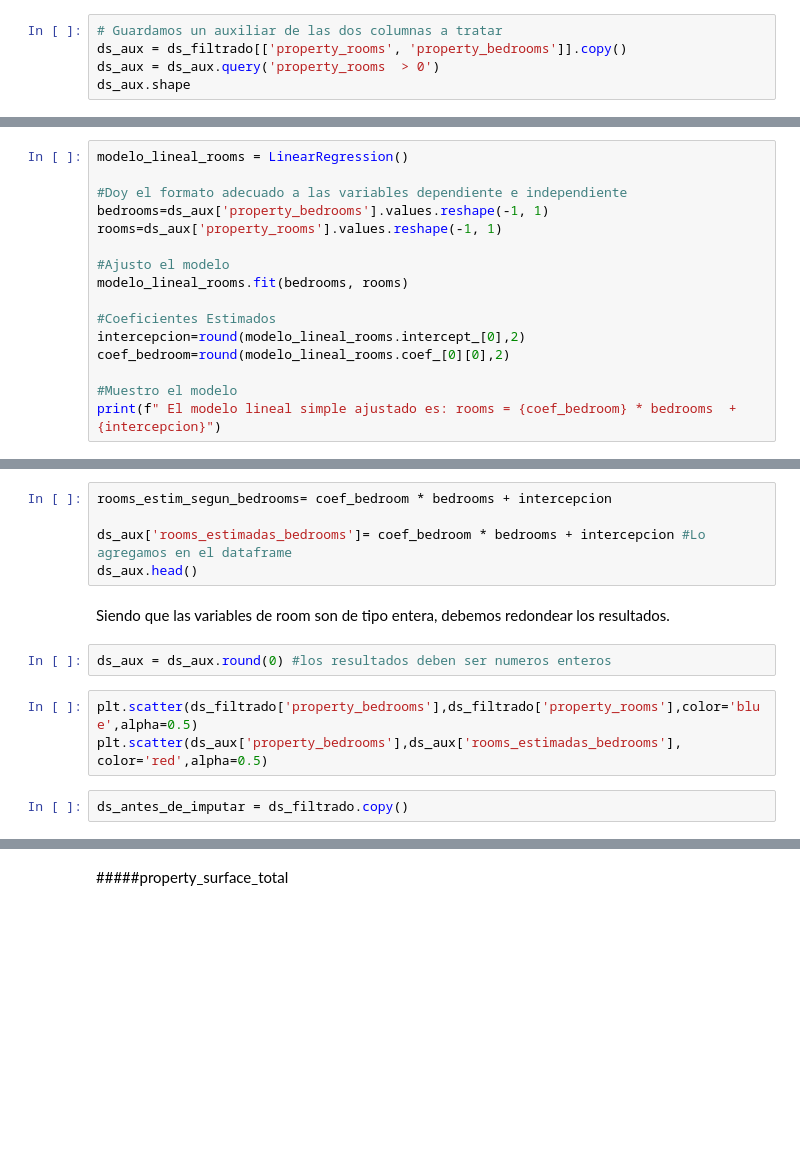
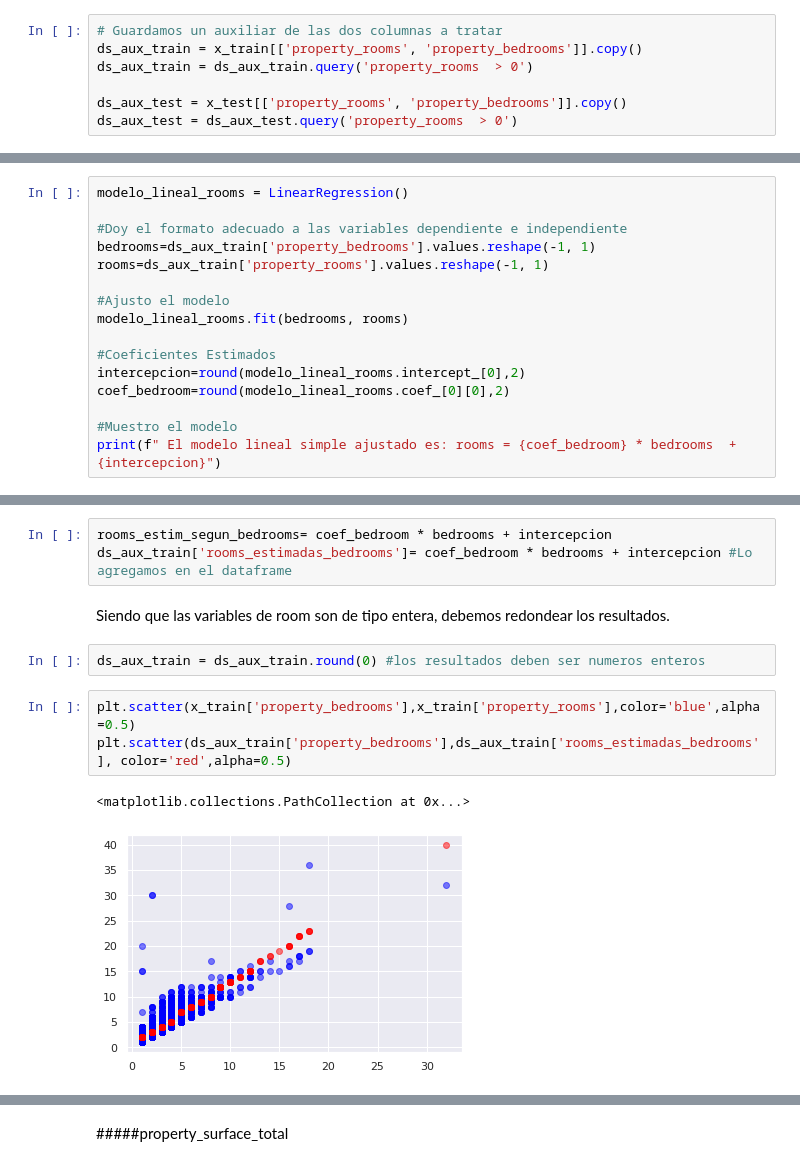
Before and after one commit to LucianoTrujillo/7506R-2C2022-GRUPO10, a Jupyter notebook: 7506R_TP1_GRUPO10_ENTREGA.ipynb, the cells around one changed output, grey strips where cells are left out. Cells and saved outputs as stored; diff of their text form; blank space fills up the shorter version.

```diff
--- a/7506R_TP1_GRUPO10_ENTREGA.ipynb
+++ b/7506R_TP1_GRUPO10_ENTREGA.ipynb
@@ -1439,5 +1488,7 @@ Consideramos que podemos utilizar un metodo de regresion lineal para llenar los
 # %%
 # Guardamos un auxiliar de las dos columnas a tratar
-ds_aux = ds_filtrado[['property_rooms', 'property_bedrooms']].copy()
-ds_aux = ds_aux.query('property_rooms  > 0')
-ds_aux.shape
+ds_aux_train = x_train[['property_rooms', 'property_bedrooms']].copy()
+ds_aux_train = ds_aux_train.query('property_rooms  > 0')
+
+ds_aux_test = x_test[['property_rooms', 'property_bedrooms']].copy()
+ds_aux_test = ds_aux_test.query('property_rooms  > 0')
@@ -1445,8 +1498,8 @@ ds_aux.shape
 modelo_lineal_rooms = LinearRegression()
 
 #Doy el formato adecuado a las variables dependiente e independiente
-bedrooms=ds_aux['property_bedrooms'].values.reshape(-1, 1)
-rooms=ds_aux['property_rooms'].values.reshape(-1, 1)
+bedrooms=ds_aux_train['property_bedrooms'].values.reshape(-1, 1)
+rooms=ds_aux_train['property_rooms'].values.reshape(-1, 1)
 
 #Ajusto el modelo
 modelo_lineal_rooms.fit(bedrooms, rooms)
@@ -1460,15 +1515,14 @@ print(f" El modelo lineal simple ajustado es: rooms = {coef_bedroom} * bedrooms
 # %%
 rooms_estim_segun_bedrooms= coef_bedroom * bedrooms + intercepcion
-
-ds_aux['rooms_estimadas_bedrooms']= coef_bedroom * bedrooms + intercepcion #Lo agregamos en el dataframe
-ds_aux.head()
+ds_aux_train['rooms_estimadas_bedrooms']= coef_bedroom * bedrooms + intercepcion #Lo agregamos en el dataframe
 # %% [markdown]
 Siendo que las variables de room son de tipo entera, debemos redondear los resultados.
 # %%
-ds_aux = ds_aux.round(0) #los resultados deben ser numeros enteros
+ds_aux_train = ds_aux_train.round(0) #los resultados deben ser numeros enteros
 # %%
-plt.scatter(ds_filtrado['property_bedrooms'],ds_filtrado['property_rooms'],color='blue',alpha=0.5)
-plt.scatter(ds_aux['property_bedrooms'],ds_aux['rooms_estimadas_bedrooms'], color='red',alpha=0.5)
+plt.scatter(x_train['property_bedrooms'],x_train['property_rooms'],color='blue',alpha=0.5)
+plt.scatter(ds_aux_train['property_bedrooms'],ds_aux_train['rooms_estimadas_bedrooms'], color='red',alpha=0.5)
+# %% [output]
+<matplotlib.collections.PathCollection at 0x...>
+[figure, added]
-# %%
-ds_antes_de_imputar = ds_filtrado.copy()
 # %%
```
Also changed, not shown: parts of 54 cells of this notebook.
